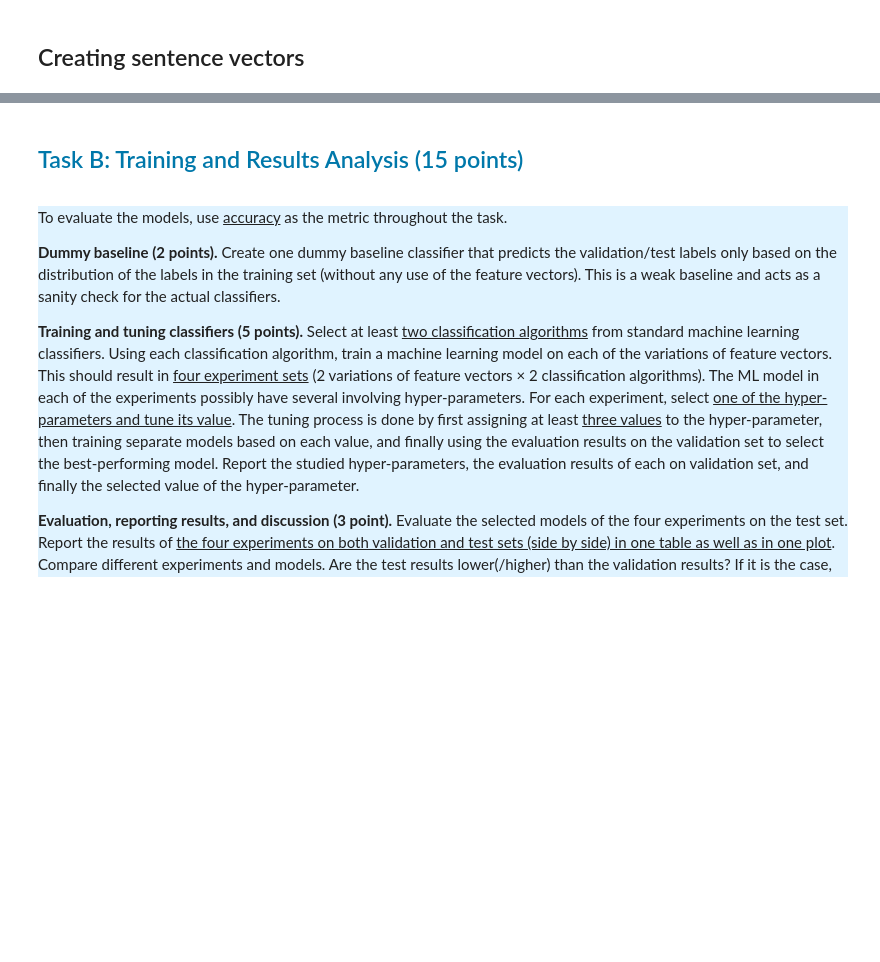
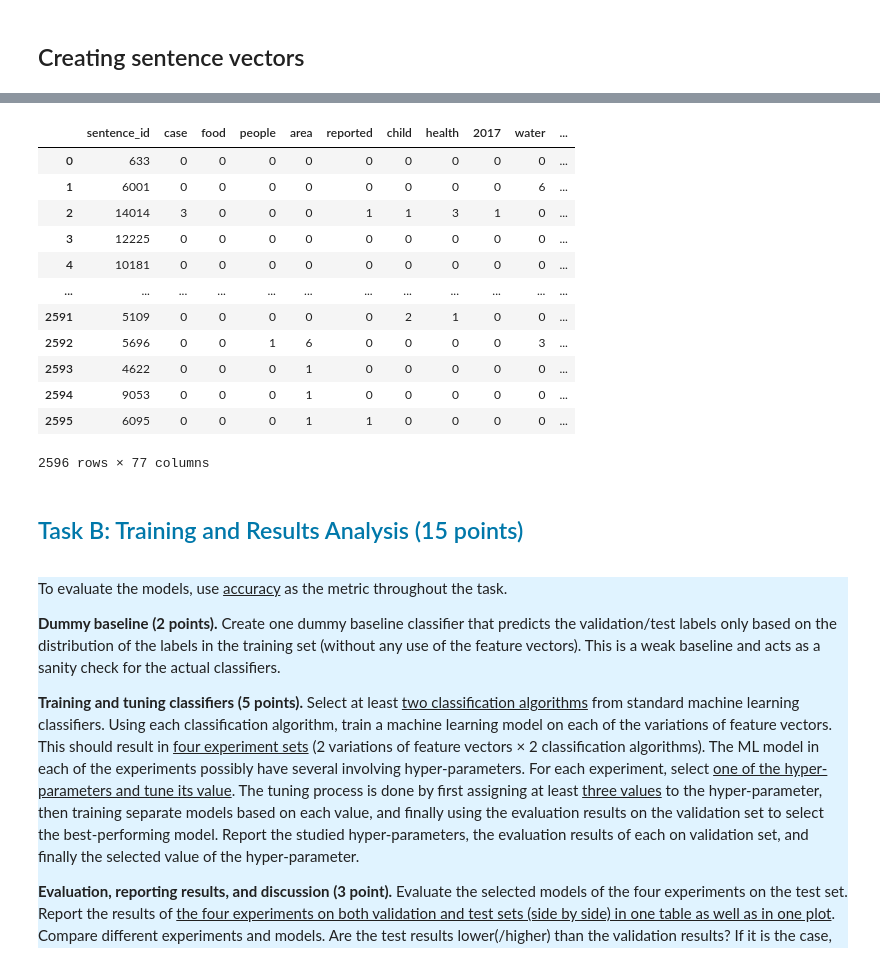
Before and after one commit to borosabel/NLP, a Jupyter notebook: Assignment1.ipynb, the cells around one changed output, grey strips where cells are left out. Saved outputs shown, nothing was run; the diff lists cells and outputs as text; code cells hidden in the pictures; blank space fills up the shorter version.

```diff
--- a/Assignment1.ipynb
+++ b/Assignment1.ipynb
@@ -276,3 +371,19 @@ df
+# %%
+document_word_matrix_val
+# %% [output]
+|  | sentence_id | case | food | people | area | reported | child | health | 2017 | water | ... |
+| 0 | 633 | 0 | 0 | 0 | 0 | 0 | 0 | 0 | 0 | 0 | ... |
+| 1 | 6001 | 0 | 0 | 0 | 0 | 0 | 0 | 0 | 0 | 6 | ... |
+| 2 | 14014 | 3 | 0 | 0 | 0 | 1 | 1 | 3 | 1 | 0 | ... |
+| 3 | 12225 | 0 | 0 | 0 | 0 | 0 | 0 | 0 | 0 | 0 | ... |
+| 4 | 10181 | 0 | 0 | 0 | 0 | 0 | 0 | 0 | 0 | 0 | ... |
+| ... | ... | ... | ... | ... | ... | ... | ... | ... | ... | ... | ... |
+| 2591 | 5109 | 0 | 0 | 0 | 0 | 0 | 2 | 1 | 0 | 0 | ... |
+| 2592 | 5696 | 0 | 0 | 1 | 6 | 0 | 0 | 0 | 0 | 3 | ... |
+| 2593 | 4622 | 0 | 0 | 0 | 1 | 0 | 0 | 0 | 0 | 0 | ... |
+| 2594 | 9053 | 0 | 0 | 0 | 1 | 0 | 0 | 0 | 0 | 0 | ... |
+| 2595 | 6095 | 0 | 0 | 0 | 1 | 1 | 0 | 0 | 0 | 0 | ... |
+2596 rows × 77 columns
 # %% [markdown]
 <a name="section-training"></a><h2 style="color:rgb(0,120,170)">Task B: Training and Results Analysis (15 points)</h2>
 # %% [markdown]
```
Also changed, not shown: parts of 31 cells of this notebook, 1 other file.
